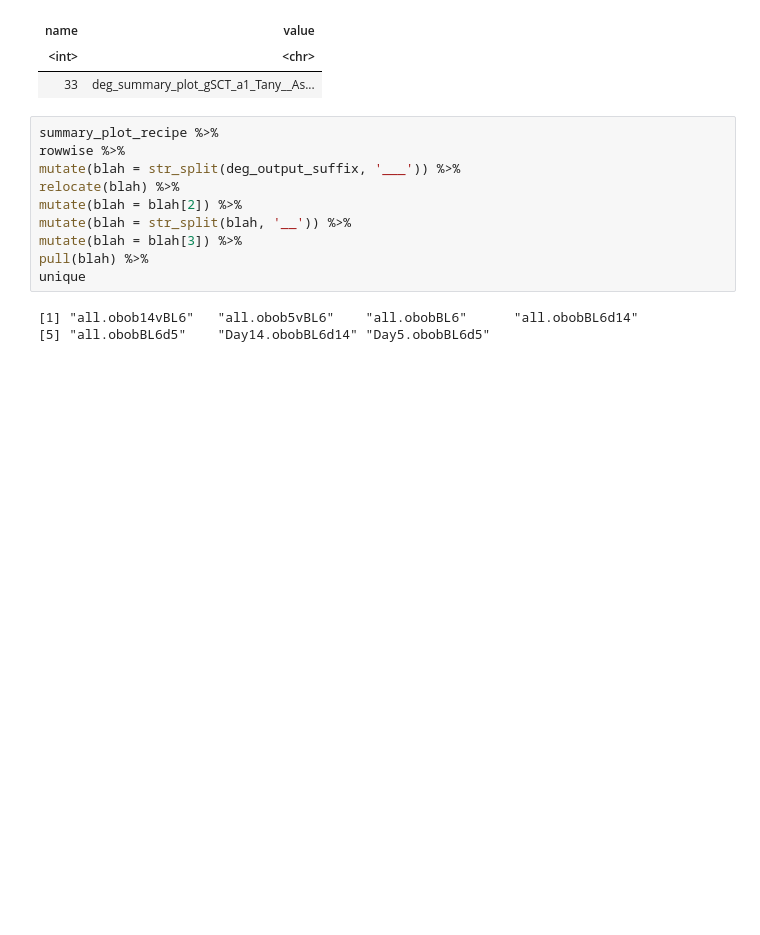
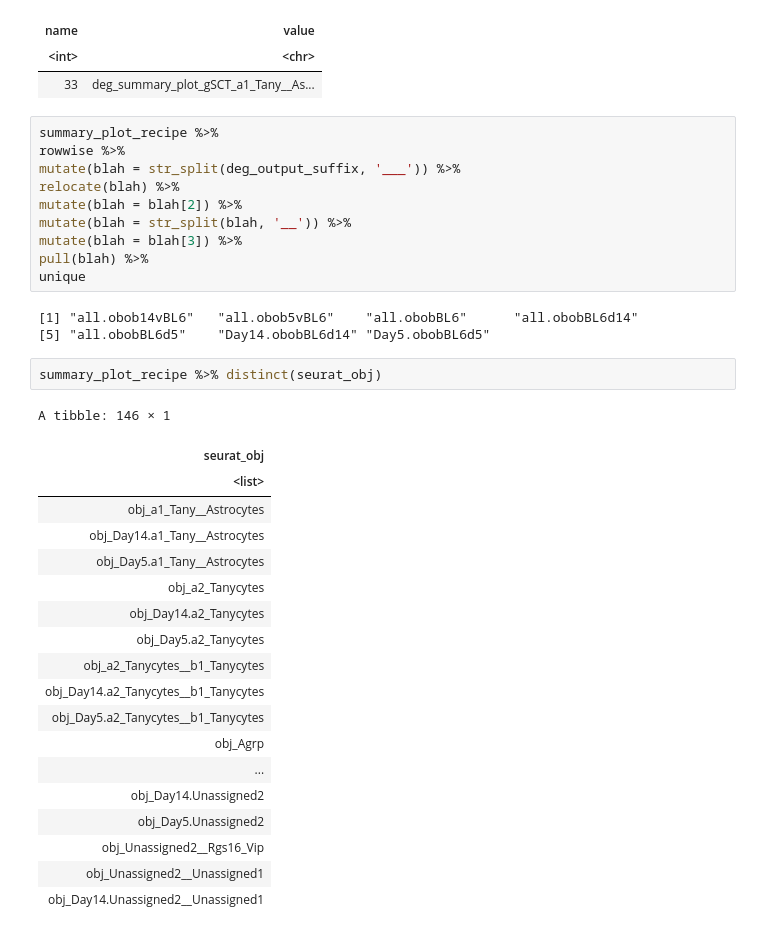
Before and after one commit to perslab/Aalling-Todorov-2024, a Jupyter notebook: 01_milo/stage_04_05.ipynb, the cells around one changed output. Drawn from its saved outputs; the diff is of its cells as text; blank space fills up the shorter version.

```diff
--- a/01_milo/stage_04_05.ipynb
+++ b/01_milo/stage_04_05.ipynb
@@ -280,3 +284,25 @@ unique
 # %% [output]
 [1] "all.obob14vBL6"   "all.obob5vBL6"    "all.obobBL6"      "all.obobBL6d14"
 [5] "all.obobBL6d5"    "Day14.obobBL6d14" "Day5.obobBL6d5"
+# %%
+summary_plot_recipe %>% distinct(seurat_obj)
+# %% [output]
+A tibble: 146 × 1
+| seurat_obj |
+| <list> |
+| obj_a1_Tany__Astrocytes |
+| obj_Day14.a1_Tany__Astrocytes |
+| obj_Day5.a1_Tany__Astrocytes |
+| obj_a2_Tanycytes |
+| obj_Day14.a2_Tanycytes |
+| obj_Day5.a2_Tanycytes |
+| obj_a2_Tanycytes__b1_Tanycytes |
+| obj_Day14.a2_Tanycytes__b1_Tanycytes |
+| obj_Day5.a2_Tanycytes__b1_Tanycytes |
+| obj_Agrp |
+| ... |
+| obj_Day14.Unassigned2 |
+| obj_Day5.Unassigned2 |
+| obj_Unassigned2__Rgs16_Vip |
+| obj_Unassigned2__Unassigned1 |
+| obj_Day14.Unassigned2__Unassigned1 |
```
Also changed, not shown: parts of 4 cells of this notebook, 32 other files.
